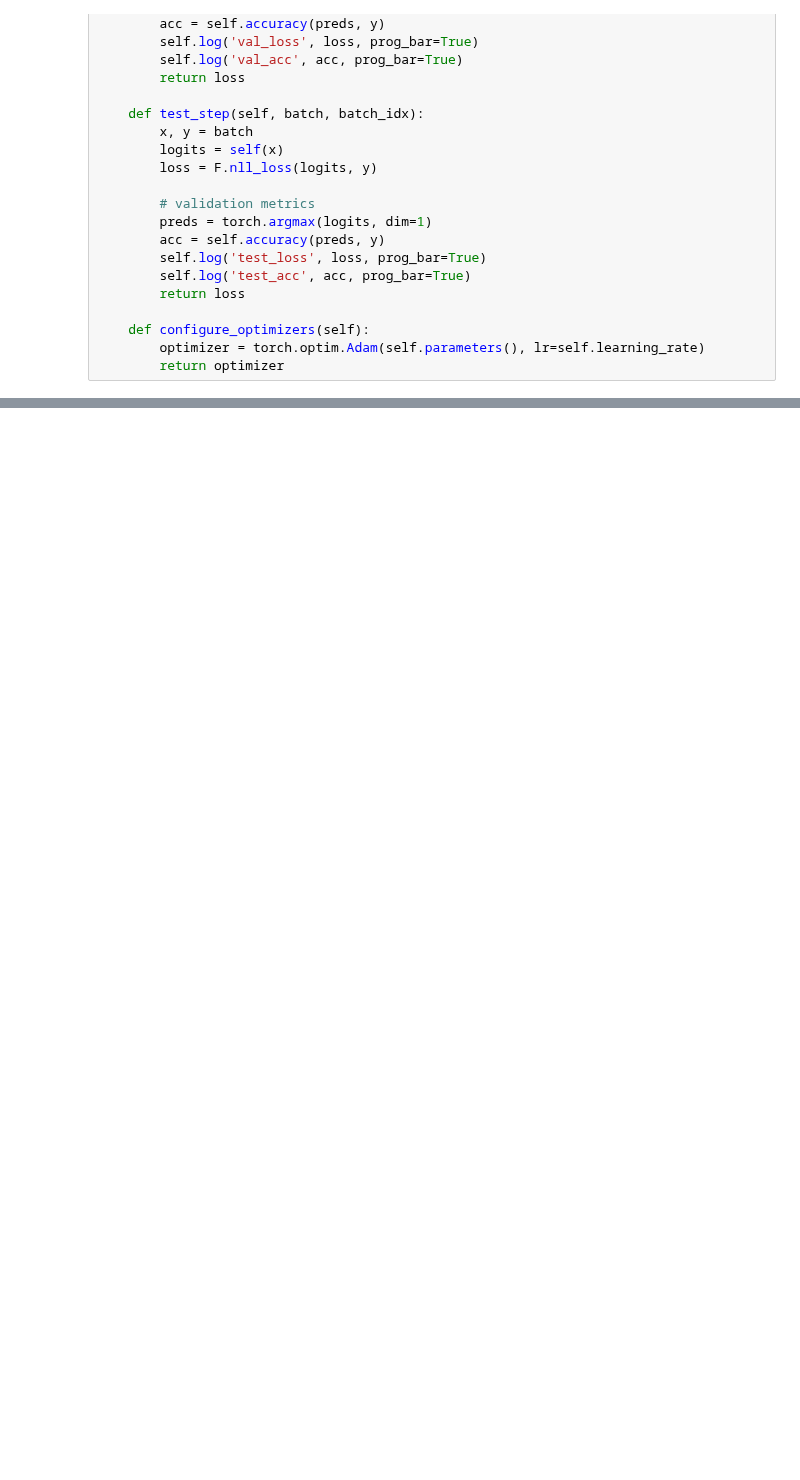
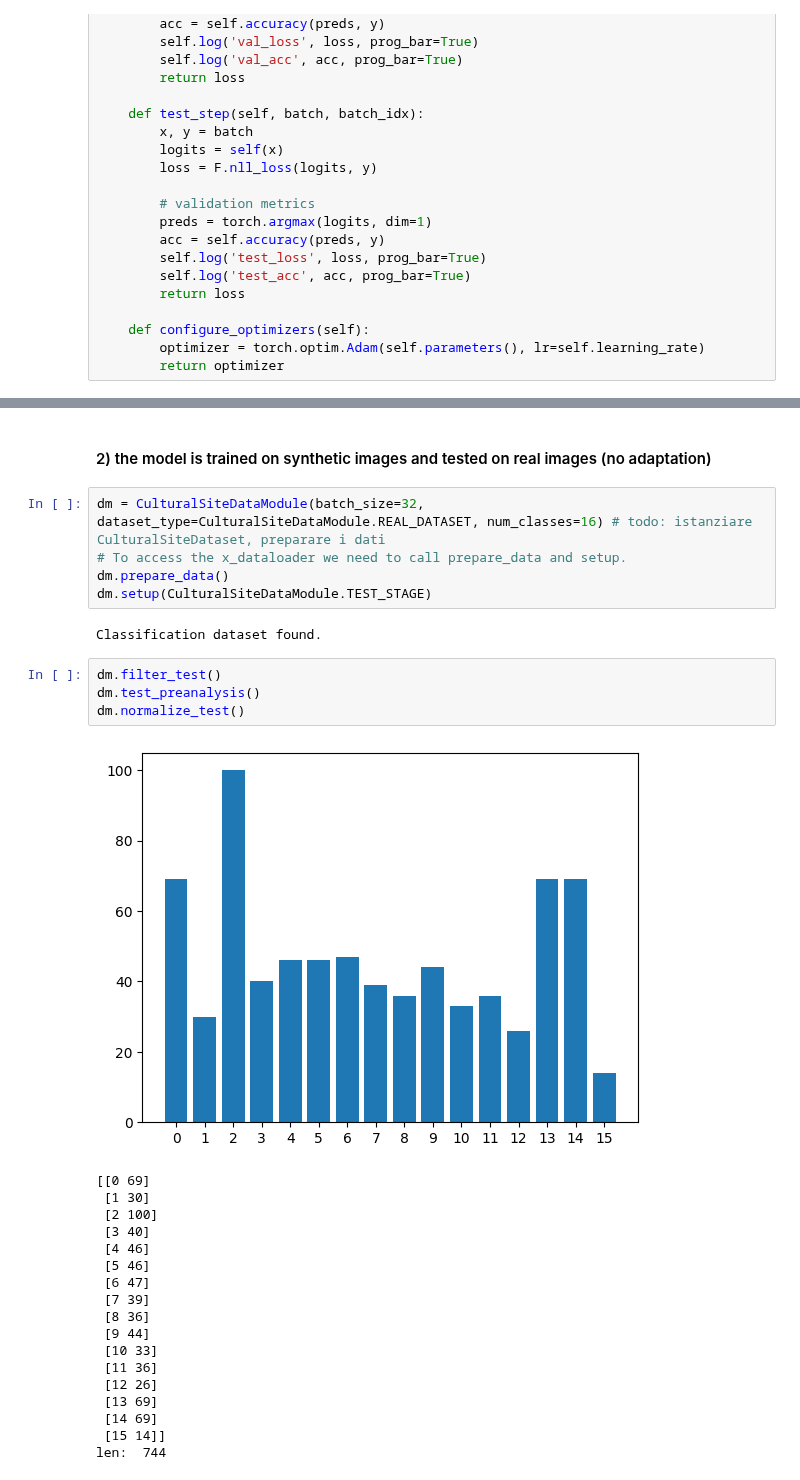
Before and after one commit to wredan/deep-learning-project, a Jupyter notebook: domain_adapt_notebook.ipynb, the cells around one changed output, grey strips where cells are left out. Cells and saved outputs as stored; diff of their text form; blank space fills up the shorter version.

```diff
--- a/domain_adapt_notebook.ipynb
+++ b/domain_adapt_notebook.ipynb
@@ -684,0 +593,32 @@ MisconfigurationException: MPSAccelerator can not run on your system since the a
+# %% [markdown]
+####  2) the model is trained on synthetic images and tested on real images (no adaptation)
+# %%
+dm = CulturalSiteDataModule(batch_size=32, dataset_type=CulturalSiteDataModule.REAL_DATASET, num_classes=16) # todo: istanziare CulturalSiteDataset, preparare i dati
+# To access the x_dataloader we need to call prepare_data and setup.
+dm.prepare_data()
+dm.setup(CulturalSiteDataModule.TEST_STAGE)
+# %% [output]
+Classification dataset found.
+# %%
+dm.filter_test()
+dm.test_preanalysis()
+dm.normalize_test()
+# %% [output]
+[figure, added]
+[[0 69]
+ [1 30]
+ [2 100]
+ [3 40]
+ [4 46]
+ [5 46]
+ [6 47]
+ [7 39]
+ [8 36]
+ [9 44]
+ [10 33]
+ [11 36]
+ [12 26]
+ [13 69]
+ [14 69]
+ [15 14]]
+len:  744
```
Also changed, not shown: parts of 19 cells of this notebook.
